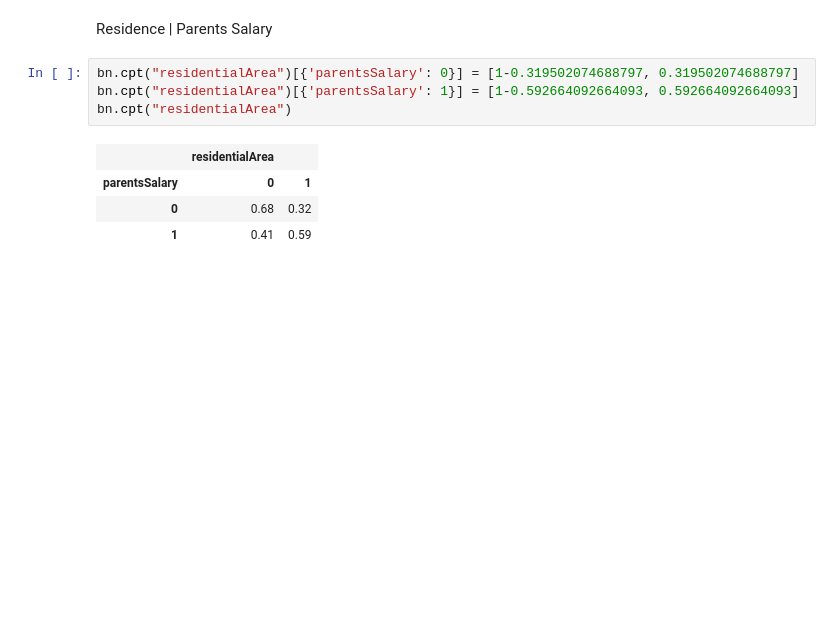
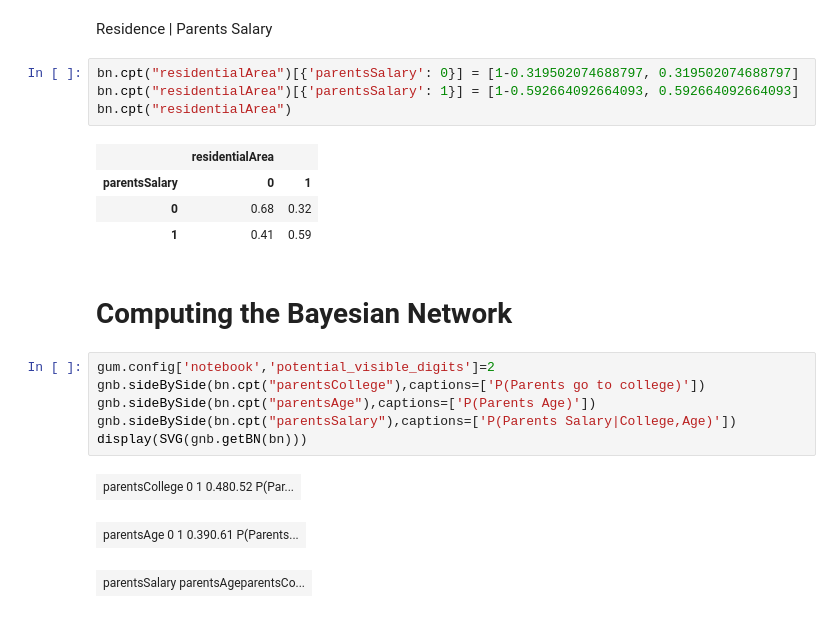
Before and after one commit to RacquelNinaDennison/BayesianNetworks, a Jupyter notebook: bayesianNetworks.ipynb, the cells around one changed output. Cells and saved outputs as stored; diff of their text form; blank space fills up the shorter version.

```diff
--- a/bayesianNetworks.ipynb
+++ b/bayesianNetworks.ipynb
@@ -100,3 +89,15 @@ bn.cpt("residentialArea")
 | parentsSalary | 0 | 1 |
 | 0 | 0.68 | 0.32 |
 | 1 | 0.41 | 0.59 |
+# %% [markdown]
+# Computing the Bayesian Network
+# %%
+gum.config['notebook','potential_visible_digits']=2
+gnb.sideBySide(bn.cpt("parentsCollege"),captions=['P(Parents go to college)'])
+gnb.sideBySide(bn.cpt("parentsAge"),captions=['P(Parents Age)'])
+gnb.sideBySide(bn.cpt("parentsSalary"),captions=['P(Parents Salary|College,Age)'])
+display(SVG(gnb.getBN(bn)))
+# %% [output]
+| parentsCollege 0 1 0.480.52 P(Par... |
+| parentsAge 0 1 0.390.61 P(Parents... |
+| parentsSalary parentsAgeparentsCo... |
```
Also changed, not shown: parts of 12 cells of this notebook.
